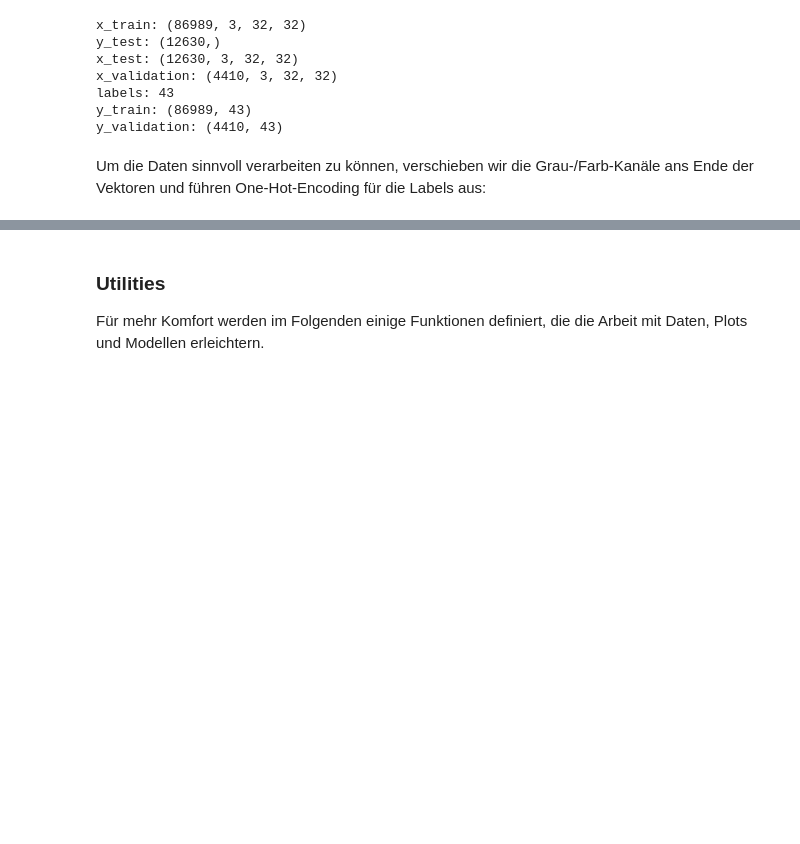
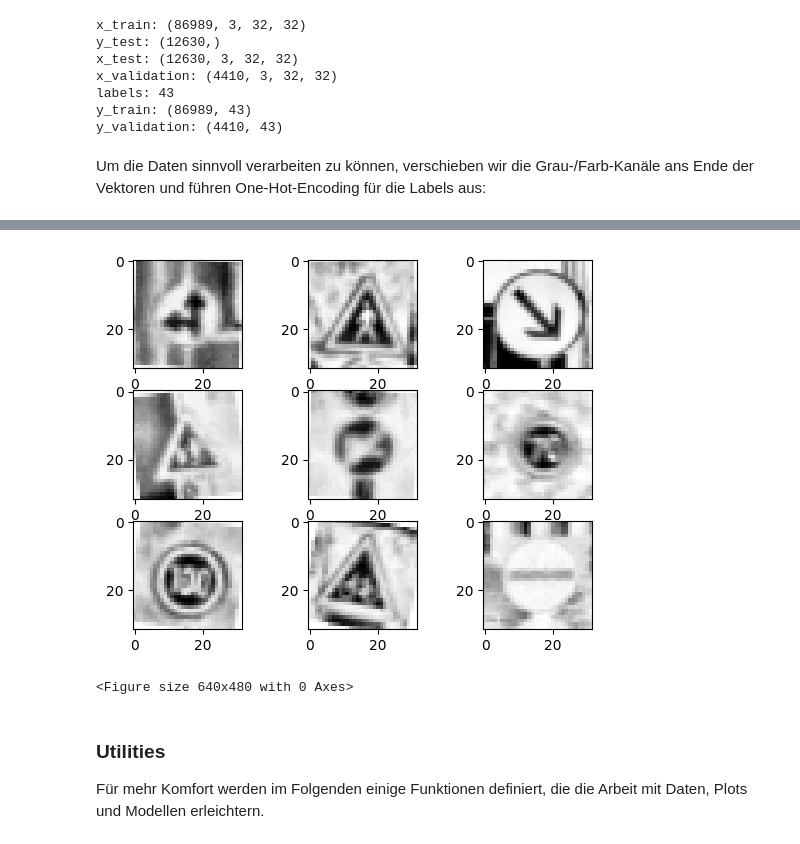
Before and after one commit to nmaaiken/neuro_modularbeit, a Jupyter notebook: Modularbeit.ipynb, the cells around one changed output, grey strips where cells are left out. Saved outputs shown, nothing was run; the diff lists cells and outputs as text; code cells hidden in the pictures; blank space fills up the shorter version.

```diff
--- a/Modularbeit.ipynb
+++ b/Modularbeit.ipynb
@@ -174,3 +202,14 @@ y_test_color.shape: (12630, 43)
+# %%
+# plot first few images
+for i in range(9):
+        plt.subplot(330+1+i)
+        plt.imshow(x_train_gray[i], cmap=mpl.cm.Greys)
+
+plt.show()
+plt.savefig('sample_images_gray.png')
+# %% [output]
+[figure, added]
+<Figure size 640x480 with 0 Axes>
 # %% [markdown]
 ### Utilities
 
```
Also changed, not shown: parts of 4 cells of this notebook, 3 other files.
